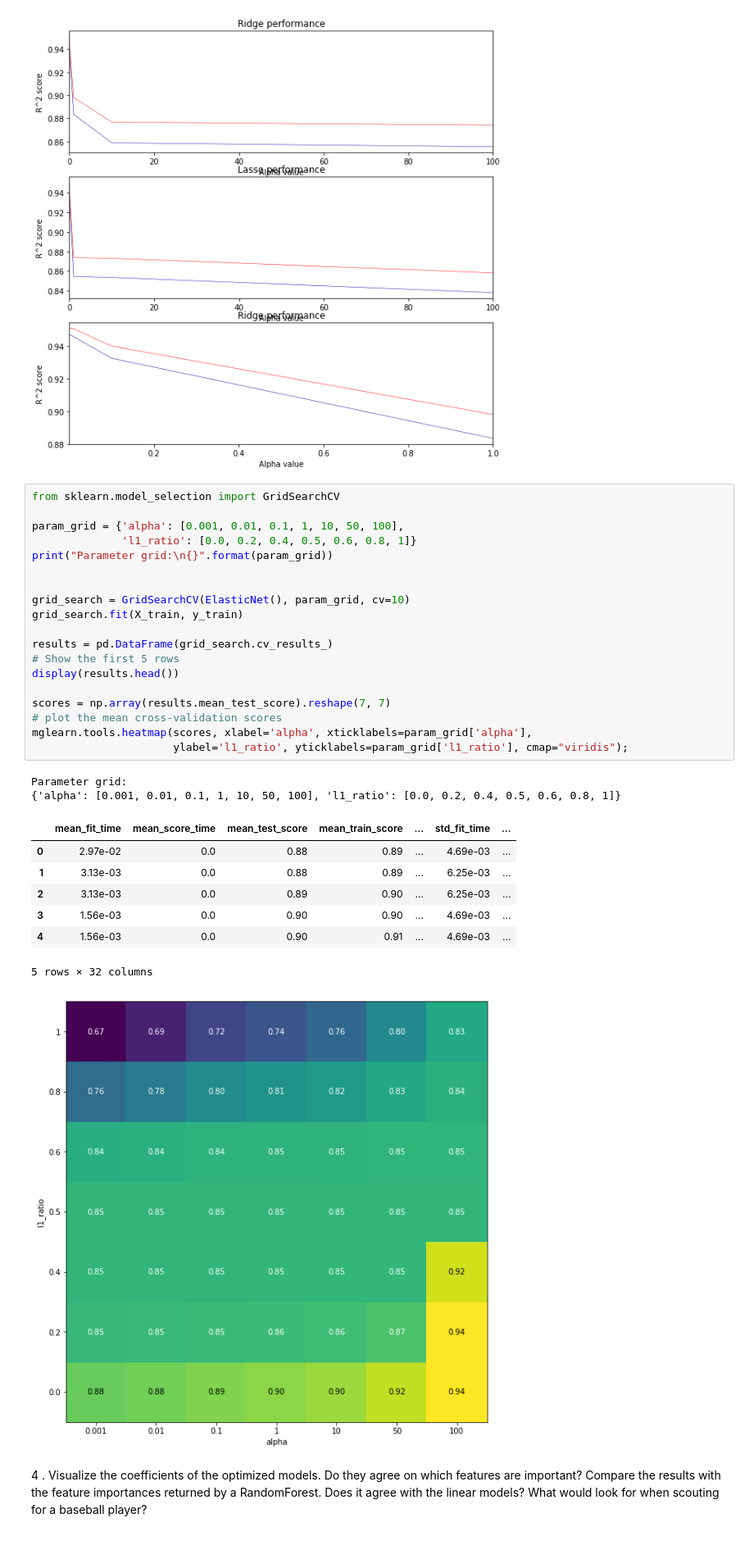
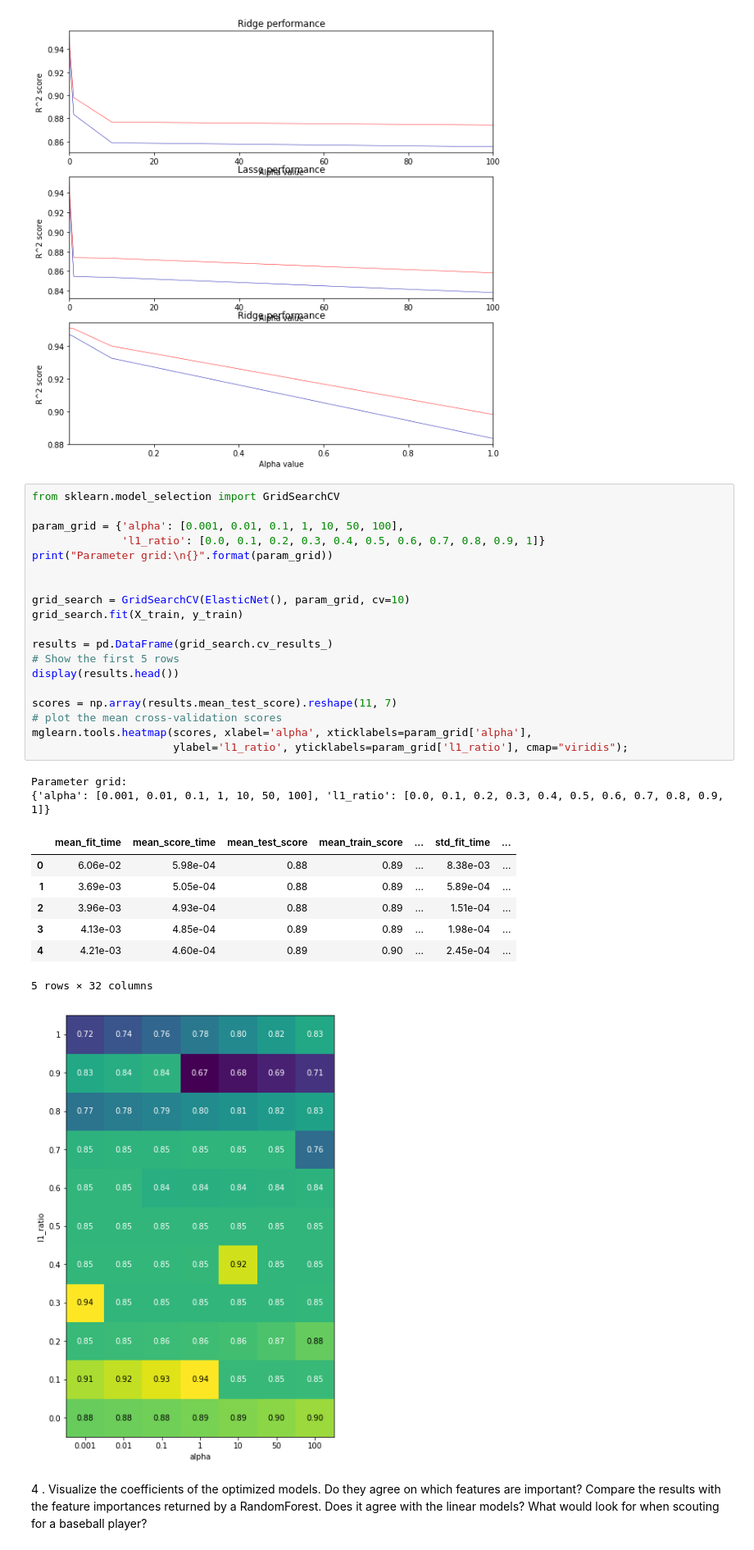
Before and after one commit to romanovar/ML, a Jupyter notebook: Assignment 1.ipynb, the cells around one changed output. Shown at 82% size. Drawn from its saved outputs; the diff is of its cells as text.

```diff
--- a/Assignment 1.ipynb
+++ b/Assignment 1.ipynb
@@ -460,33 +460,33 @@ Text(0.5,1,'Lasso performance')
 # %%
 from sklearn.model_selection import GridSearchCV
 
 param_grid = {'alpha': [0.001, 0.01, 0.1, 1, 10, 50, 100],
-              'l1_ratio': [0.0, 0.2, 0.4, 0.5, 0.6, 0.8, 1]}
+              'l1_ratio': [0.0, 0.1, 0.2, 0.3, 0.4, 0.5, 0.6, 0.7, 0.8, 0.9, 1]}
 print("Parameter grid:\n{}".format(param_grid))
 
 
 grid_search = GridSearchCV(ElasticNet(), param_grid, cv=10)
 grid_search.fit(X_train, y_train)
 
 results = pd.DataFrame(grid_search.cv_results_)
 # Show the first 5 rows
 display(results.head())
 
-scores = np.array(results.mean_test_score).reshape(7, 7)
+scores = np.array(results.mean_test_score).reshape(11, 7)
 # plot the mean cross-validation scores
 mglearn.tools.heatmap(scores, xlabel='alpha', xticklabels=param_grid['alpha'],
                       ylabel='l1_ratio', yticklabels=param_grid['l1_ratio'], cmap="viridis");
 # %% [output]
 Parameter grid:
-{'alpha': [0.001, 0.01, 0.1, 1, 10, 50, 100], 'l1_ratio': [0.0, 0.2, 0.4, 0.5, 0.6, 0.8, 1]}
+{'alpha': [0.001, 0.01, 0.1, 1, 10, 50, 100], 'l1_ratio': [0.0, 0.1, 0.2, 0.3, 0.4, 0.5, 0.6, 0.7, 0.8, 0.9, 1]}
 |  | mean_fit_time | mean_score_time | mean_test_score | mean_train_score | ... | std_fit_time | ... |
-| 0 | 2.97e-02 | 0.0 | 0.88 | 0.89 | ... | 4.69e-03 | ... |
-| 1 | 3.13e-03 | 0.0 | 0.88 | 0.89 | ... | 6.25e-03 | ... |
-| 2 | 3.13e-03 | 0.0 | 0.89 | 0.90 | ... | 6.25e-03 | ... |
-| 3 | 1.56e-03 | 0.0 | 0.90 | 0.90 | ... | 4.69e-03 | ... |
-| 4 | 1.56e-03 | 0.0 | 0.90 | 0.91 | ... | 4.69e-03 | ... |
+| 0 | 6.06e-02 | 5.98e-04 | 0.88 | 0.89 | ... | 8.38e-03 | ... |
+| 1 | 3.69e-03 | 5.05e-04 | 0.88 | 0.89 | ... | 5.89e-04 | ... |
+| 2 | 3.96e-03 | 4.93e-04 | 0.88 | 0.89 | ... | 1.51e-04 | ... |
+| 3 | 4.13e-03 | 4.85e-04 | 0.89 | 0.89 | ... | 1.98e-04 | ... |
+| 4 | 4.21e-03 | 4.60e-04 | 0.89 | 0.90 | ... | 2.45e-04 | ... |
 5 rows × 32 columns
-[figure, old version]
+[figure, new version]
 # %% [markdown]
 4 . Visualize the coefficients of the optimized models. Do they agree on which features are
 important? Compare the results with the feature importances returned by a RandomForest. Does it agree with the linear models? What would look for when scouting for a baseball player?
```
Also changed, not shown: parts of 6 cells of this notebook.
